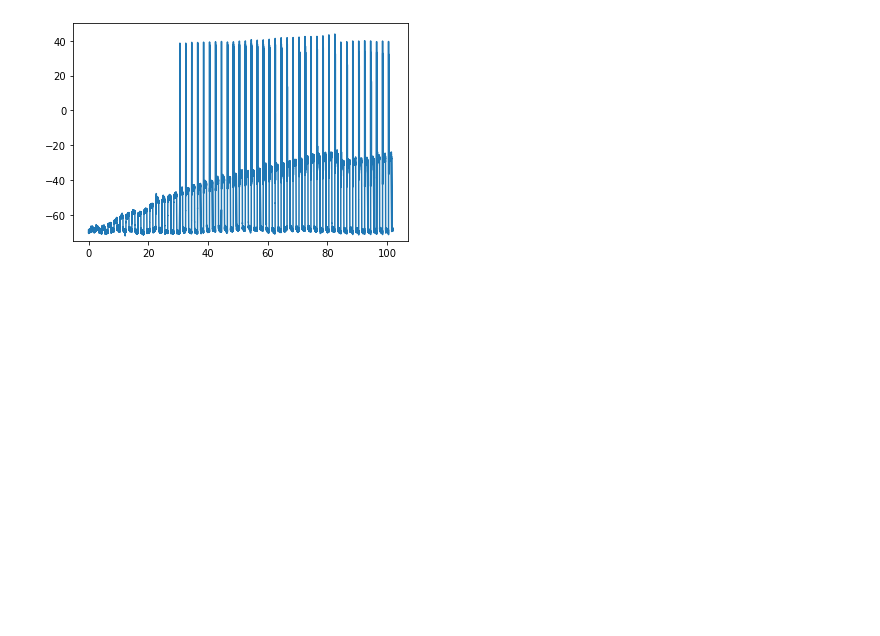
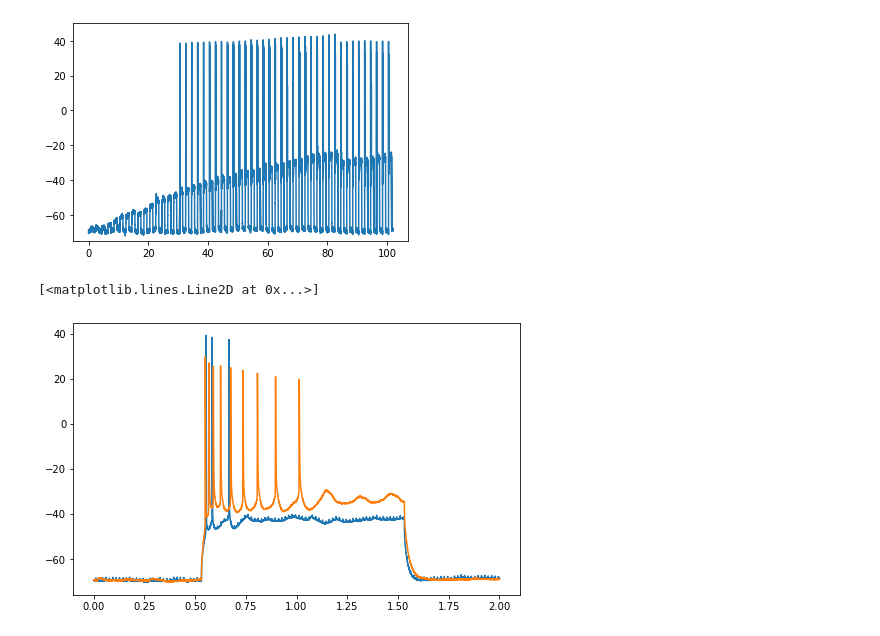
Before and after one commit to hstrey/Modeling-SDEs, a Jupyter notebook: spiking.ipynb, the cells around one changed output. Cells and saved outputs as stored; diff of their text form; code cells hidden in the pictures; blank space fills up the shorter version.

```diff
--- a/spiking.ipynb
+++ b/spiking.ipynb
@@ -33,5 +33,19 @@ plt.ylim((-75,50))
 # %% [output]
 (-75.0, 50.0)
 [figure]
+# %%
+abf = pyabf.ABF("neuron firing data/raw/PC040_0006.abf")
+abf.setSweep(20)
+plt.figure(figsize=(8, 5))
+plt.plot(abf.sweepX, abf.sweepY)
+#plt.plot(abf.sweepX, abf.sweepC)
+abf2 = pyabf.ABF("neuron firing data/raw/PC044_0003.abf")
+abf2.setSweep(8)
+#plt.figure(figsize=(8, 5))
+plt.plot(abf2.sweepX, abf2.sweepY)
+#plt.plot(abf.sweepX, abf.sweepC)
+# %% [output]
+[<matplotlib.lines.Line2D at 0x...>]
+[figure, added]
 # %%
 abf = pyabf.ABF("neuron firing data/raw/PC044_0003.abf")
```
Also changed, not shown: parts of 2 cells of this notebook, 2 other files.
